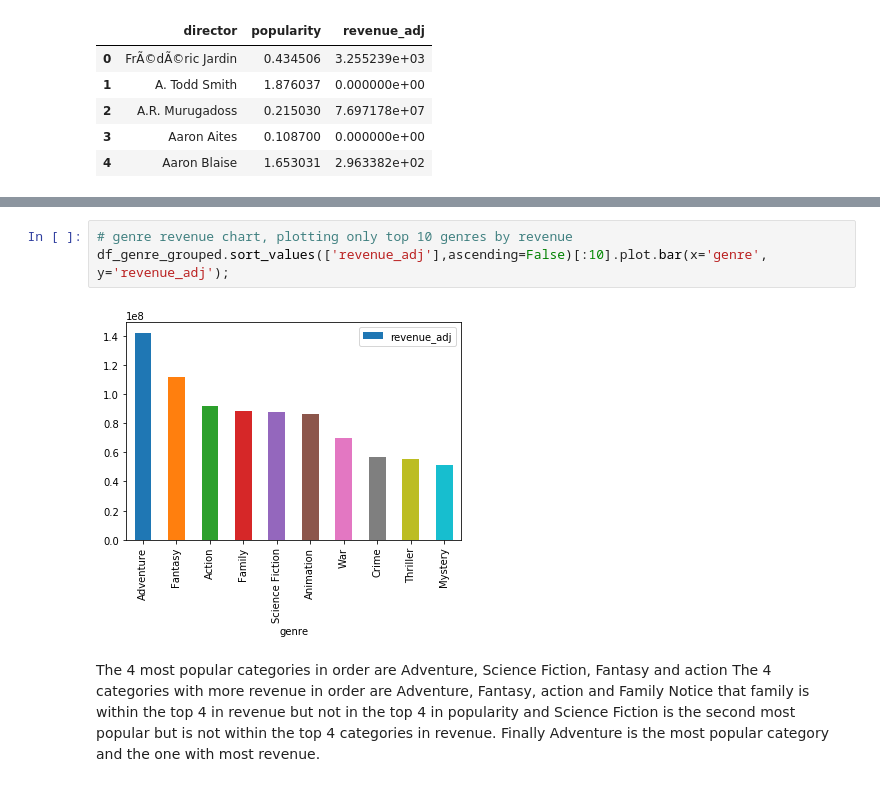
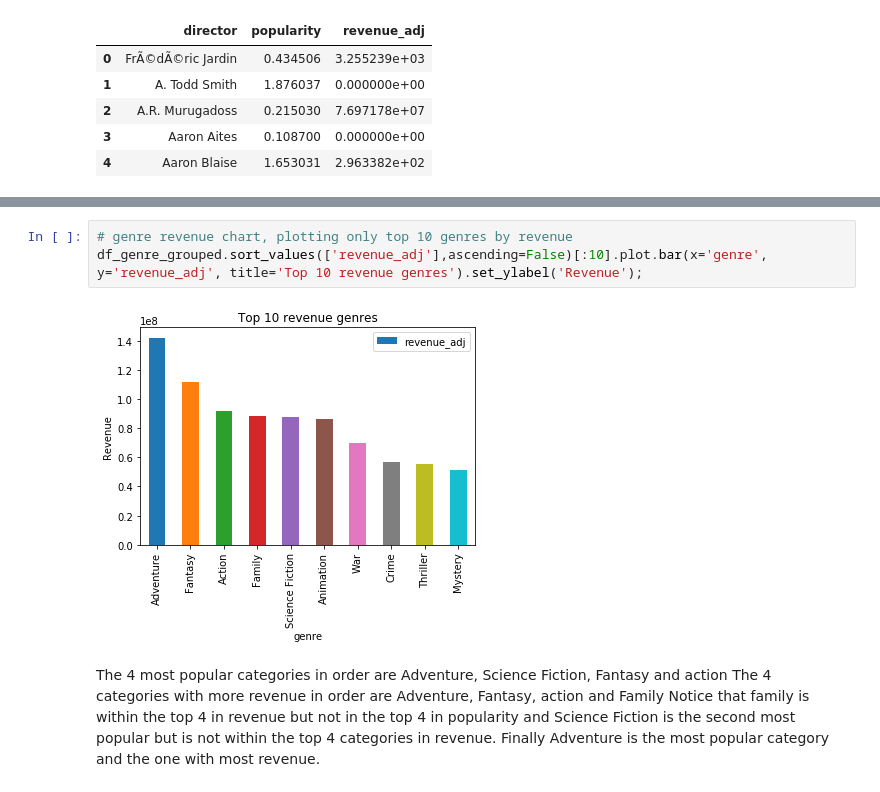
Before and after one commit to olivergarciarg/Udacity_Data_Analyst_Nano_Degree_Project_2, a Jupyter notebook: project2.ipynb, the cells around one changed output, grey strips where cells are left out. Cells and saved outputs as stored; diff of their text form.

```diff
--- a/project2.ipynb
+++ b/project2.ipynb
@@ -312,8 +329,8 @@ df_genre_grouped.sort_values(['popularity'],ascending=False)[:10].plot.bar(x='ge
 # %%
 # genre revenue chart, plotting only top 10 genres by revenue
-df_genre_grouped.sort_values(['revenue_adj'],ascending=False)[:10].plot.bar(x='genre', y='revenue_adj');
+df_genre_grouped.sort_values(['revenue_adj'],ascending=False)[:10].plot.bar(x='genre', y='revenue_adj', title='Top 10 revenue genres').set_ylabel('Revenue');
 # %% [output]
-[figure, old version]
+[figure, new version]
 # %% [markdown]
 The 4 most popular categories in order are Adventure, Science Fiction, Fantasy and action
 The 4 categories with more revenue in order are Adventure, Fantasy, action and Family
```
Also changed, not shown: parts of 12 cells of this notebook, 1 other file.
